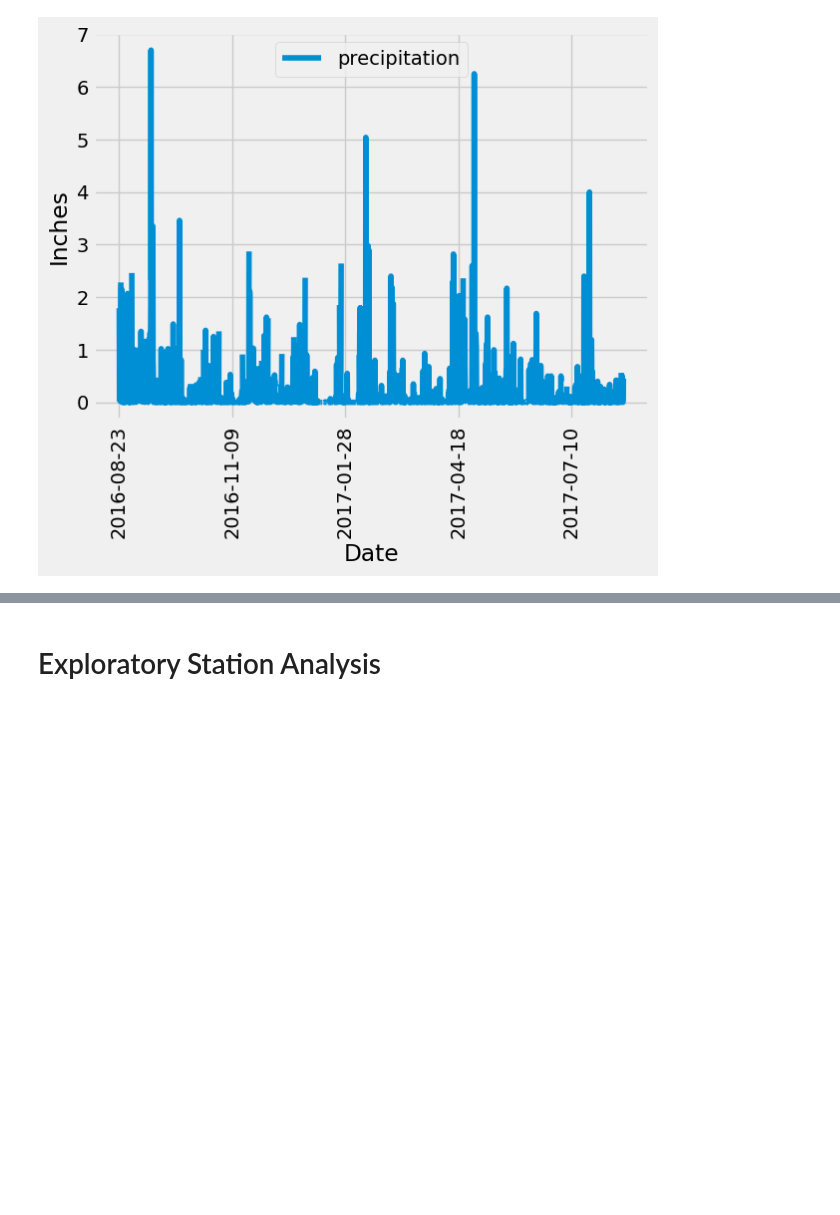
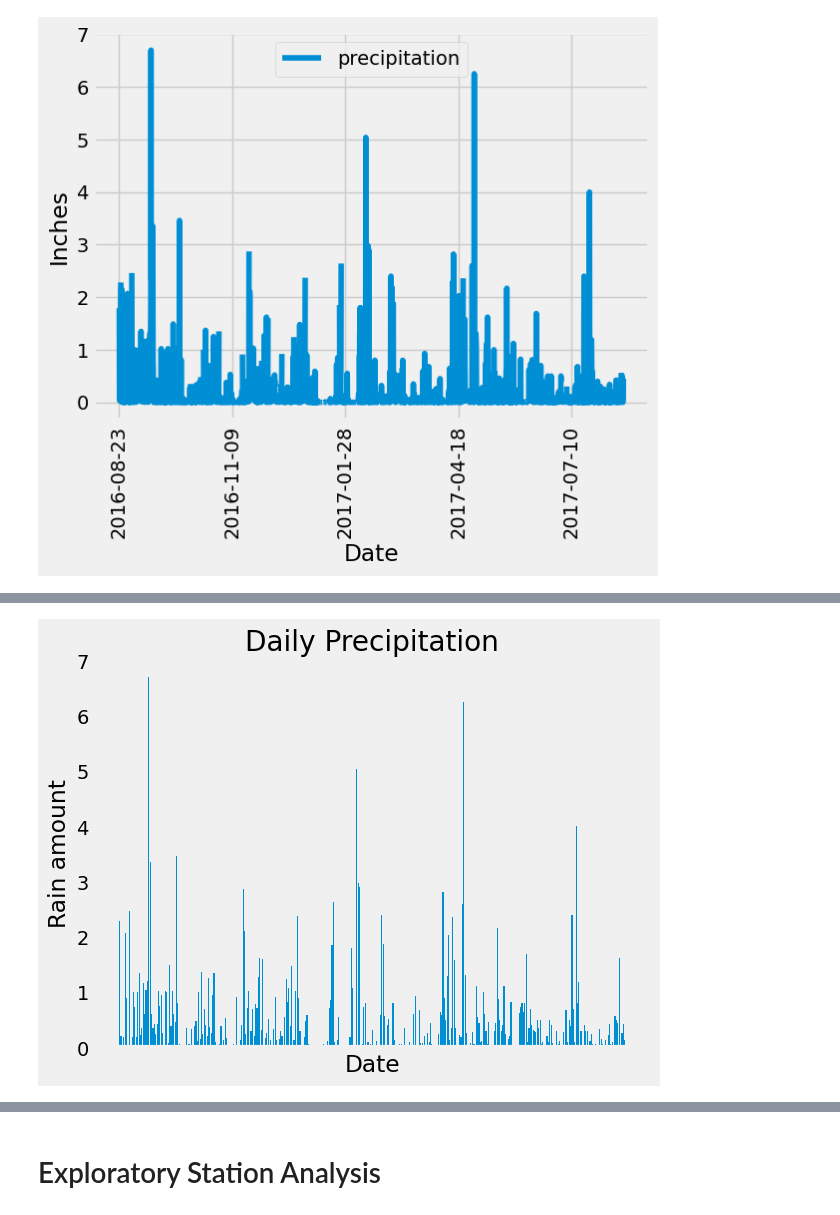
Before and after one commit to Evdawg/sqlalchemy-challenge, a Jupyter notebook: beach_day/climate_starter.ipynb, the cells around one changed output, grey strips where cells are left out. Saved outputs shown, nothing was run; the diff lists cells and outputs as text; code cells hidden in the pictures; blank space fills up the shorter version.

```diff
--- a/beach_day/climate_starter.ipynb
+++ b/beach_day/climate_starter.ipynb
@@ -146,2 +118,20 @@ Text(0, 0.5, 'Inches')
+# %%
+# Use Pandas Plotting with Matplotlib to plot the data
+x_ax = data_df['Date']
+y_ax = data_df['Rainfall_total']
+plt.title('Daily Precipitation')
+plt.xlabel('Date')
+
+# hide the xticks for now...
+plt.xticks(np.arange(len(x_ax), 3), rotation= 45)
+plt.ylabel('Rain amount')
+
+
+plt.grid(False)
+plt.bar(x_ax, y_ax)
+
+plt.show()
+# %% [output]
+[figure, added]
 # %%
 # Use Pandas to calculate the summary statistics for the precipitation data
```
Also changed, not shown: parts of 7 cells of this notebook, 1 other file.
